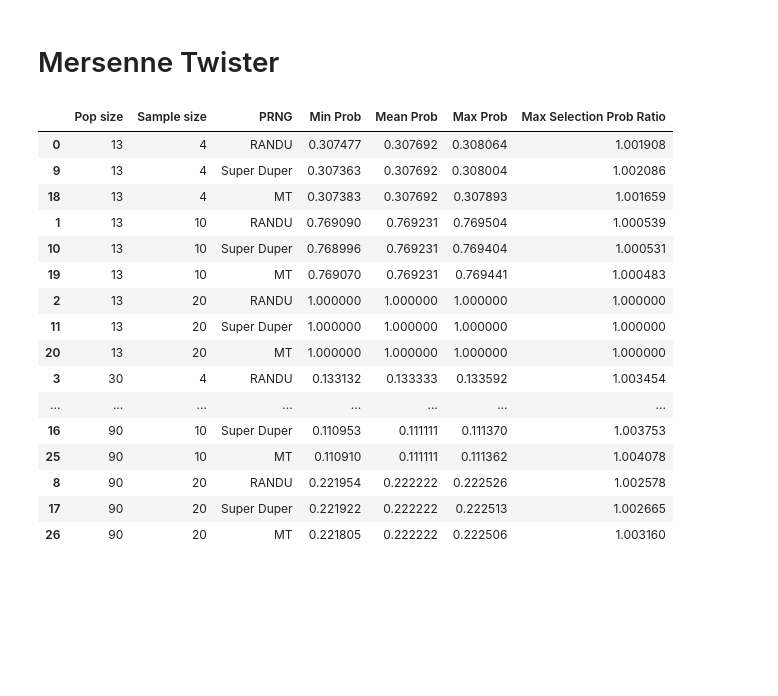
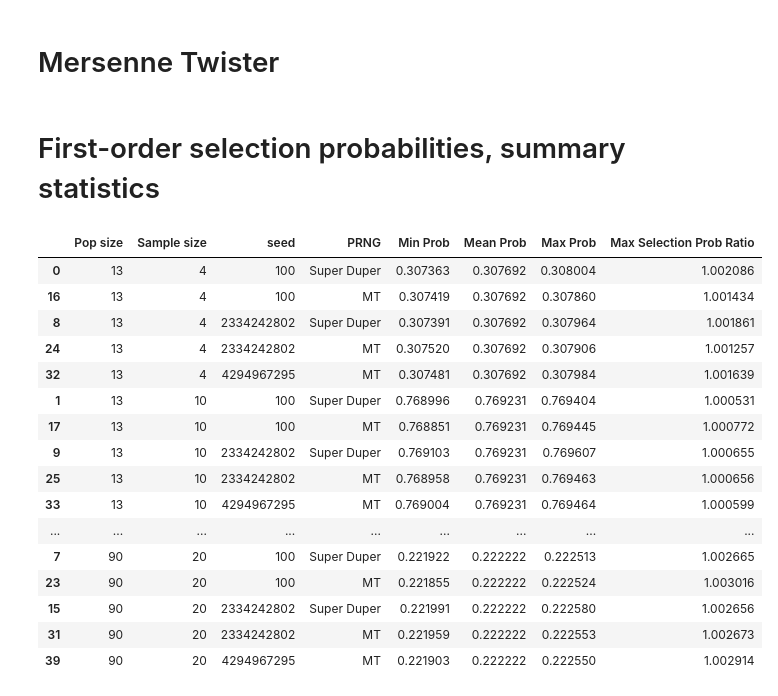
Before and after one commit to kellieotto/prngs-and-permutations, a Jupyter notebook: Code/firstOrderSelectionProbs.ipynb, the cells around one changed output. Saved outputs shown, nothing was run; the diff lists cells and outputs as text; code cells hidden in the pictures; blank space fills up the shorter version.

Commit message:
Results for first order selection probabilities

```diff
--- a/Code/firstOrderSelectionProbs.ipynb
+++ b/Code/firstOrderSelectionProbs.ipynb
@@ -85,6 +105,9 @@ M_SD = 2**32
 # %%
 for nn in n:
     for kk in k:
+        if kk >= nn:
+            continue
+
         sdlcg = lcgRandom(seed=100, A=A_SD, B=B_SD, M=M_SD)
 
         sdlcg_counts = getEmpiricalDistr(sdlcg, n=nn, k=kk, reps=reps)
@@ -98,3 +121,9 @@ for nn in n:
         nvalues = nvalues + [nn]
         kvalues = kvalues + [kk]
         prng = prng + ['Super Duper']
+        seed = seed + [100]
+
+        chisqDF = chisqDF + [len(sdlcg_counts)]
+        chisqTestResults = conductChiSquareTest(sdlcg_counts)
+        chisqStatistic = chisqStatistic + [chisqTestResults[0]]
+        chisqPvalue = chisqPvalue + [chisqTestResults[1]]
@@ -119,32 +208,62 @@ for nn in n:
+# %%
+for nn in n:
+    for kk in k:
+        if kk >= nn:
+            continue
+
+        mt = np.random
+        # mt.seed(38245944668371091219) # 20 digits is too long - max seed is 4294967295
+        mt.seed(4294967295)
+
+        mt_counts = getEmpiricalDistr(mt, n=nn, k=kk, reps=reps)
+        #print("Number of missing samples: " + str(comb(n, k) - len(mt_counts)))
+        itemFreq = printItemFreq(getItemCounts(mt_counts))
+
+        maxProb = maxProb + [np.amax(list(itemFreq.values()))]
+        minProb = minProb + [np.amin(list(itemFreq.values()))]
+        meanProb = meanProb + [np.mean(list(itemFreq.values()))]
+        maxProbRatio = maxProbRatio + [printMaxProbRatio(itemFreq)]
+        nvalues = nvalues + [nn]
+        kvalues = kvalues + [kk]
+        prng = prng + ['MT']
+        seed = seed + [4294967295]
+
+        chisqDF = chisqDF + [len(mt_counts)]
+        chisqTestResults = conductChiSquareTest(mt_counts)
+        chisqStatistic = chisqStatistic + [chisqTestResults[0]]
+        chisqPvalue = chisqPvalue + [chisqTestResults[1]]
+# %% [markdown]
+# First-order selection probabilities, summary statistics
 # %%
 d = {'Sample size' : kvalues,
      'Pop size' : nvalues,
      'PRNG' : prng,
      'Min Prob' : minProb,
      'Mean Prob' : meanProb,
      'Max Prob' : maxProb,
-     'Max Selection Prob Ratio' : maxProbRatio
+     'Max Selection Prob Ratio' : maxProbRatio,
+     'seed' : seed
     }
 resTable = pd.DataFrame(d)
 cols = resTable.columns.tolist()
 cols.reverse()
-cols = [cols[1]] + [cols[0]] + cols[2:5] + [cols[6]] + [cols[5]]
-resTable[cols].sort_values(['Pop size', 'Sample size'])
+cols = [cols[2]] + [cols[1]] + [cols[0]] + cols[3:6] + [cols[7]] + [cols[6]]
+resTable[cols].sort_values(['Pop size', 'Sample size', 'seed'])
 # %% [output]
-|  | Pop size | Sample size | PRNG | Min Prob | Mean Prob | Max Prob | Max Selection Prob Ratio |
-| 0 | 13 | 4 | RANDU | 0.307477 | 0.307692 | 0.308064 | 1.001908 |
-| 9 | 13 | 4 | Super Duper | 0.307363 | 0.307692 | 0.308004 | 1.002086 |
-| 18 | 13 | 4 | MT | 0.307383 | 0.307692 | 0.307893 | 1.001659 |
-| 1 | 13 | 10 | RANDU | 0.769090 | 0.769231 | 0.769504 | 1.000539 |
-| 10 | 13 | 10 | Super Duper | 0.768996 | 0.769231 | 0.769404 | 1.000531 |
-| 19 | 13 | 10 | MT | 0.769070 | 0.769231 | 0.769441 | 1.000483 |
-| 2 | 13 | 20 | RANDU | 1.000000 | 1.000000 | 1.000000 | 1.000000 |
-| 11 | 13 | 20 | Super Duper | 1.000000 | 1.000000 | 1.000000 | 1.000000 |
-| 20 | 13 | 20 | MT | 1.000000 | 1.000000 | 1.000000 | 1.000000 |
-| 3 | 30 | 4 | RANDU | 0.133132 | 0.133333 | 0.133592 | 1.003454 |
-| ... | ... | ... | ... | ... | ... | ... | ... |
-| 16 | 90 | 10 | Super Duper | 0.110953 | 0.111111 | 0.111370 | 1.003753 |
-| 25 | 90 | 10 | MT | 0.110910 | 0.111111 | 0.111362 | 1.004078 |
-| 8 | 90 | 20 | RANDU | 0.221954 | 0.222222 | 0.222526 | 1.002578 |
-| 17 | 90 | 20 | Super Duper | 0.221922 | 0.222222 | 0.222513 | 1.002665 |
-| 26 | 90 | 20 | MT | 0.221805 | 0.222222 | 0.222506 | 1.003160 |
+|  | Pop size | Sample size | seed | PRNG | Min Prob | Mean Prob | Max Prob | Max Selection Prob Ratio |
+| 0 | 13 | 4 | 100 | Super Duper | 0.307363 | 0.307692 | 0.308004 | 1.002086 |
+| 16 | 13 | 4 | 100 | MT | 0.307419 | 0.307692 | 0.307860 | 1.001434 |
+| 8 | 13 | 4 | 2334242802 | Super Duper | 0.307391 | 0.307692 | 0.307964 | 1.001861 |
+| 24 | 13 | 4 | 2334242802 | MT | 0.307520 | 0.307692 | 0.307906 | 1.001257 |
+| 32 | 13 | 4 | 4294967295 | MT | 0.307481 | 0.307692 | 0.307984 | 1.001639 |
+| 1 | 13 | 10 | 100 | Super Duper | 0.768996 | 0.769231 | 0.769404 | 1.000531 |
+| 17 | 13 | 10 | 100 | MT | 0.768851 | 0.769231 | 0.769445 | 1.000772 |
+| 9 | 13 | 10 | 2334242802 | Super Duper | 0.769103 | 0.769231 | 0.769607 | 1.000655 |
+| 25 | 13 | 10 | 2334242802 | MT | 0.768958 | 0.769231 | 0.769463 | 1.000656 |
+| 33 | 13 | 10 | 4294967295 | MT | 0.769004 | 0.769231 | 0.769464 | 1.000599 |
+| ... | ... | ... | ... | ... | ... | ... | ... | ... |
+| 7 | 90 | 20 | 100 | Super Duper | 0.221922 | 0.222222 | 0.222513 | 1.002665 |
+| 23 | 90 | 20 | 100 | MT | 0.221855 | 0.222222 | 0.222524 | 1.003016 |
+| 15 | 90 | 20 | 2334242802 | Super Duper | 0.221991 | 0.222222 | 0.222580 | 1.002656 |
+| 31 | 90 | 20 | 2334242802 | MT | 0.221959 | 0.222222 | 0.222553 | 1.002673 |
+| 39 | 90 | 20 | 4294967295 | MT | 0.221903 | 0.222222 | 0.222550 | 1.002914 |
```
Also changed, not shown: parts of 9 cells of this notebook.
